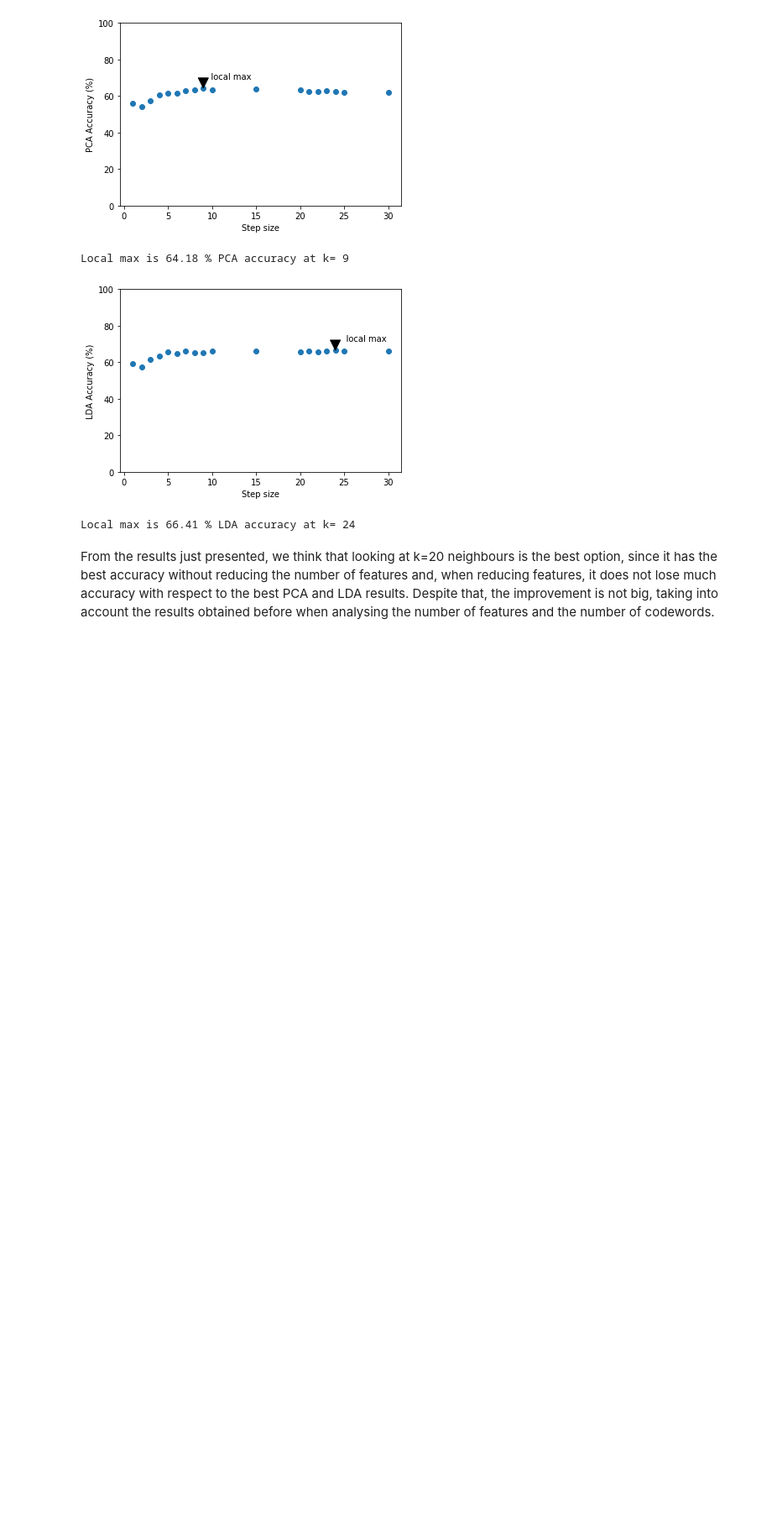
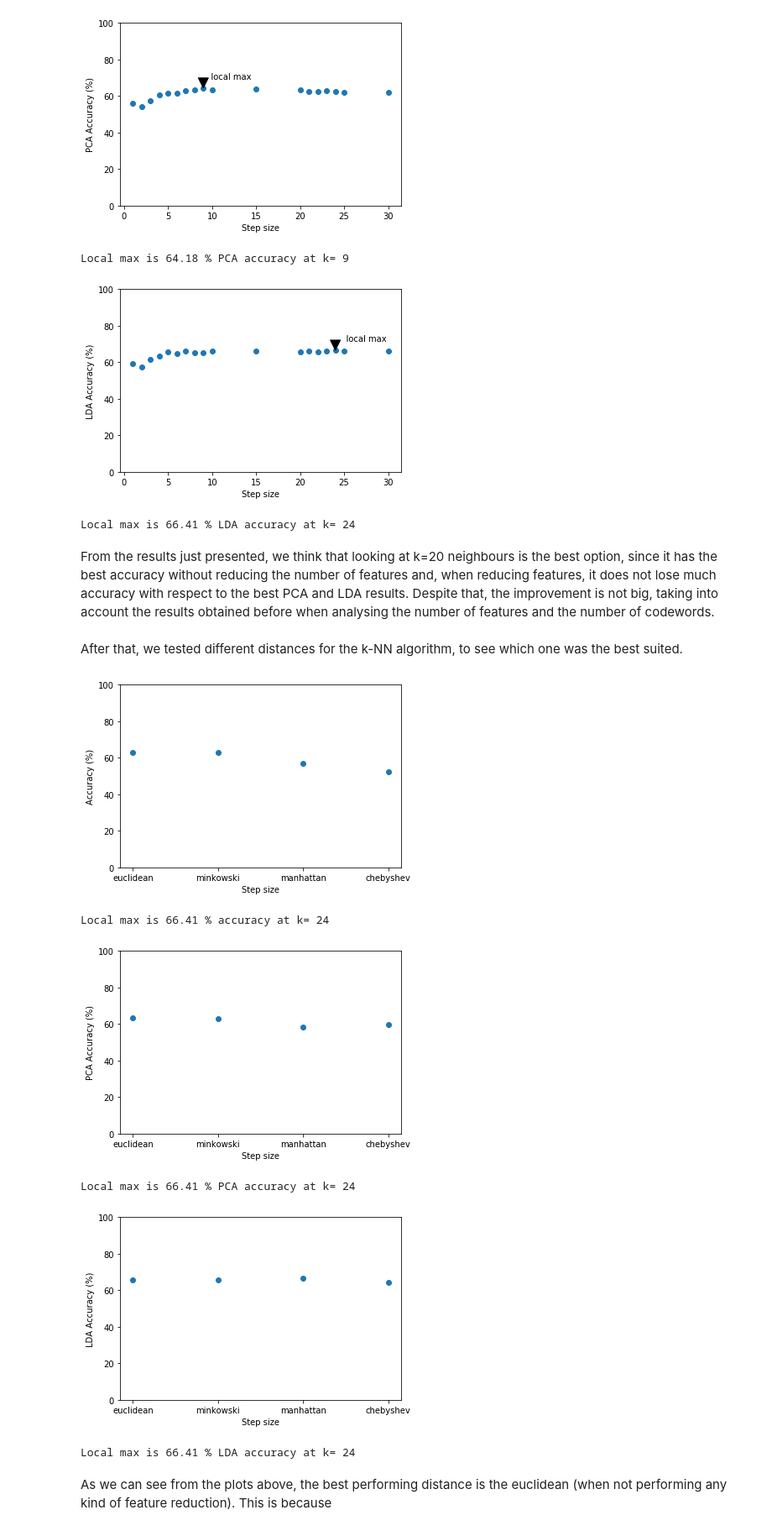
Before and after one commit to brugues/MCV-2019-M3, a Jupyter notebook: Week1/bovw/BagofVisualWords.ipynb, the cells around one changed output. Shown at 84% size. Drawn from its saved outputs; the diff is of its cells as text; code cells hidden in the pictures; blank space fills up the shorter version.

```diff
--- a/Week1/bovw/BagofVisualWords.ipynb
+++ b/Week1/bovw/BagofVisualWords.ipynb
@@ -323,3 +323,41 @@ Local max is 64.18 % PCA accuracy at k= 9
 Local max is 66.41 % LDA accuracy at k= 24
 # %% [markdown]
 From the results just presented, we think that looking at k=20 neighbours is the best option, since it has the best accuracy without reducing the number of features and, when reducing features, it does not lose much accuracy with respect to the best PCA and LDA results. Despite that, the improvement is not big, taking into account the results obtained before when analysing the number of features and the number of codewords.
+# %% [markdown]
+After that, we tested different distances for the k-NN algorithm, to see which one was the best suited.
+# %%
+distances = ["euclidean","minkowski", "manhattan", "chebyshev"]
+accuracy = [62.94,62.94,56.75,52.29]
+pca_accuracy = [63.32,62.82,58.36,59.85]
+lda_accuracy = [65.79,65.79,66.54,64.31]
+
+plt.scatter(distances, accuracy)
+plt.ylim((0, 100))
+plt.xlabel("Step size")
+plt.ylabel("Accuracy (%)")
+plt.show()
+print "Local max is", ymax,"% accuracy at k=",xmax
+
+plt.scatter(distances, pca_accuracy)
+plt.ylim((0, 100))
+plt.xlabel("Step size")
+plt.ylabel("PCA Accuracy (%)")
+plt.show()
+print "Local max is", ymax,"% PCA accuracy at k=",xmax
+
+
+plt.scatter(distances, lda_accuracy)
+plt.ylim((0, 100))
+plt.xlabel("Step size")
+plt.ylabel("LDA Accuracy (%)")
+plt.show()
+print "Local max is", ymax,"% LDA accuracy at k=",xmax
+# %% [output]
+[figure, added]
+Local max is 66.41 % accuracy at k= 24
+[figure, added]
+Local max is 66.41 % PCA accuracy at k= 24
+[figure, added]
+Local max is 66.41 % LDA accuracy at k= 24
+# %% [markdown]
+As we can see from the plots above, the best performing distance is the euclidean (when not performing any kind of feature reduction). This is because
```
Also changed, not shown: parts of 4 cells of this notebook.
